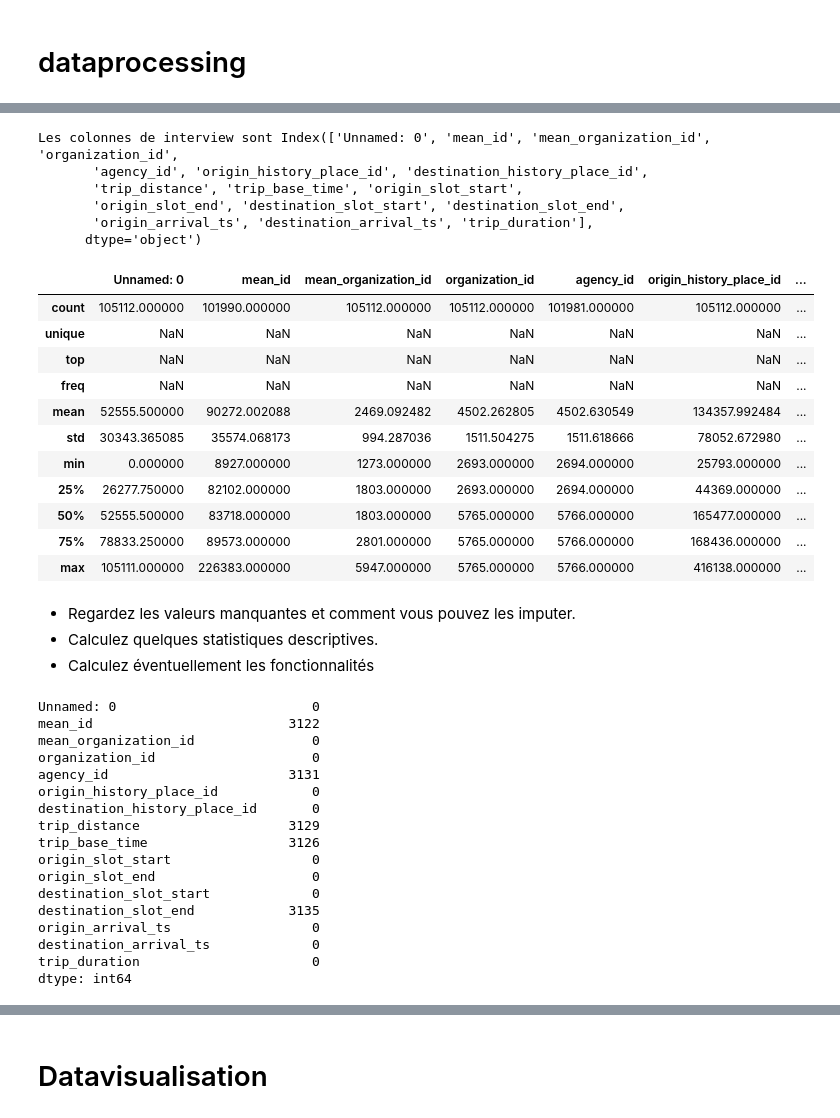
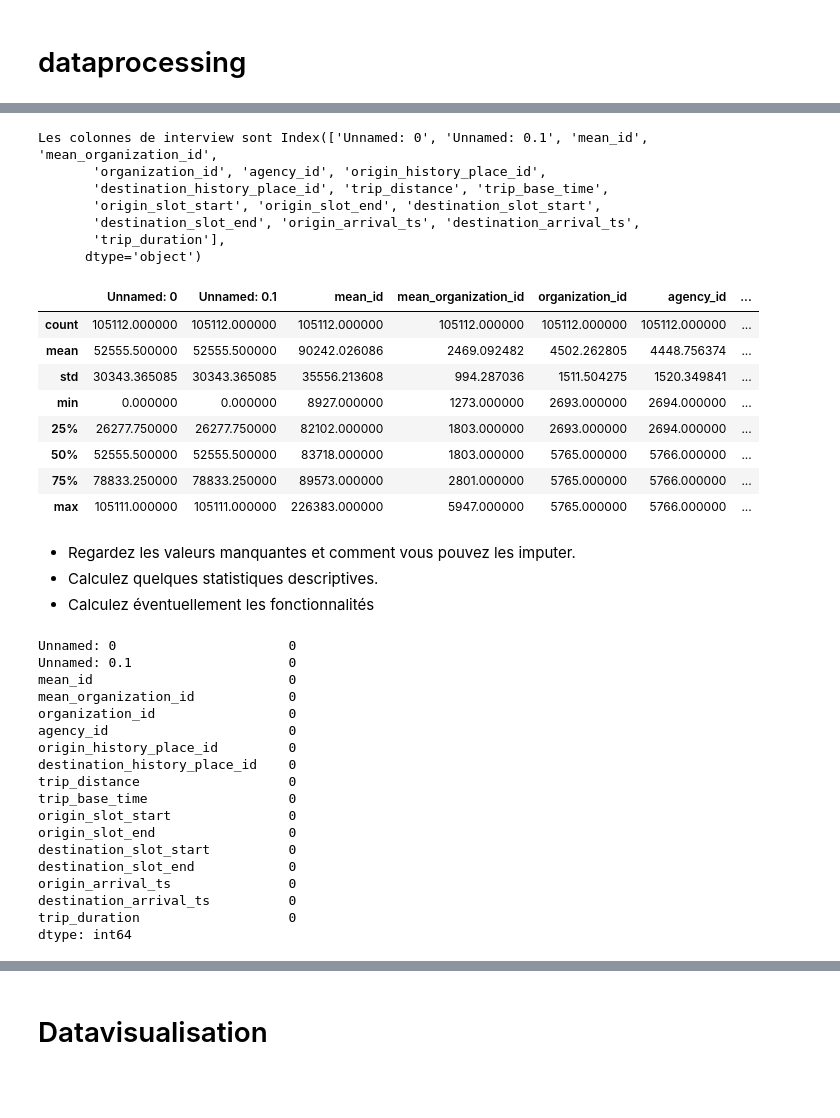
Before and after one commit to dspierre/data-ia, a Jupyter notebook: Case_study_Shippeo_version01.ipynb, the cells around one changed output, grey strips where cells are left out. Drawn from its saved outputs; the diff is of its cells as text; code cells hidden in the pictures; blank space fills up the shorter version.

```diff
--- a/Case_study_Shippeo_version01.ipynb
+++ b/Case_study_Shippeo_version01.ipynb
@@ -116,2 +88,5 @@ df.to_csv=('shippeo.csv')
 # %% [markdown]
 # dataprocessing
+# %%
+df_processing =pd.read_csv('/content/sample_data/dataprocessing3.csv', sep=';',encoding='utf8')
+df_processing
@@ -138,50 +144,49 @@ dtype: object
 # %%
-print('Les colonnes de interview sont',df.columns)
+print('Les colonnes de interview sont',df_processing.columns)
 # %% [output]
-Les colonnes de interview sont Index(['Unnamed: 0', 'mean_id', 'mean_organization_id', 'organization_id',
-       'agency_id', 'origin_history_place_id', 'destination_history_place_id',
-       'trip_distance', 'trip_base_time', 'origin_slot_start',
-       'origin_slot_end', 'destination_slot_start', 'destination_slot_end',
-       'origin_arrival_ts', 'destination_arrival_ts', 'trip_duration'],
+Les colonnes de interview sont Index(['Unnamed: 0', 'Unnamed: 0.1', 'mean_id', 'mean_organization_id',
+       'organization_id', 'agency_id', 'origin_history_place_id',
+       'destination_history_place_id', 'trip_distance', 'trip_base_time',
+       'origin_slot_start', 'origin_slot_end', 'destination_slot_start',
+       'destination_slot_end', 'origin_arrival_ts', 'destination_arrival_ts',
+       'trip_duration'],
       dtype='object')
 # %%
-df.describe(include='all')
+df_processing.describe(include='all')
 # %% [output]
-|  | Unnamed: 0 | mean_id | mean_organization_id | organization_id | agency_id | origin_history_place_id | ... |
-| count | 105112.000000 | 101990.000000 | 105112.000000 | 105112.000000 | 101981.000000 | 105112.000000 | ... |
-| unique | NaN | NaN | NaN | NaN | NaN | NaN | ... |
-| top | NaN | NaN | NaN | NaN | NaN | NaN | ... |
-| freq | NaN | NaN | NaN | NaN | NaN | NaN | ... |
-| mean | 52555.500000 | 90272.002088 | 2469.092482 | 4502.262805 | 4502.630549 | 134357.992484 | ... |
-| std | 30343.365085 | 35574.068173 | 994.287036 | 1511.504275 | 1511.618666 | 78052.672980 | ... |
-| min | 0.000000 | 8927.000000 | 1273.000000 | 2693.000000 | 2694.000000 | 25793.000000 | ... |
-| 25% | 26277.750000 | 82102.000000 | 1803.000000 | 2693.000000 | 2694.000000 | 44369.000000 | ... |
-| 50% | 52555.500000 | 83718.000000 | 1803.000000 | 5765.000000 | 5766.000000 | 165477.000000 | ... |
-| 75% | 78833.250000 | 89573.000000 | 2801.000000 | 5765.000000 | 5766.000000 | 168436.000000 | ... |
-| max | 105111.000000 | 226383.000000 | 5947.000000 | 5765.000000 | 5766.000000 | 416138.000000 | ... |
+|  | Unnamed: 0 | Unnamed: 0.1 | mean_id | mean_organization_id | organization_id | agency_id | ... |
+| count | 105112.000000 | 105112.000000 | 105112.000000 | 105112.000000 | 105112.000000 | 105112.000000 | ... |
+| mean | 52555.500000 | 52555.500000 | 90242.026086 | 2469.092482 | 4502.262805 | 4448.756374 | ... |
+| std | 30343.365085 | 30343.365085 | 35556.213608 | 994.287036 | 1511.504275 | 1520.349841 | ... |
+| min | 0.000000 | 0.000000 | 8927.000000 | 1273.000000 | 2693.000000 | 2694.000000 | ... |
+| 25% | 26277.750000 | 26277.750000 | 82102.000000 | 1803.000000 | 2693.000000 | 2694.000000 | ... |
+| 50% | 52555.500000 | 52555.500000 | 83718.000000 | 1803.000000 | 5765.000000 | 5766.000000 | ... |
+| 75% | 78833.250000 | 78833.250000 | 89573.000000 | 2801.000000 | 5765.000000 | 5766.000000 | ... |
+| max | 105111.000000 | 105111.000000 | 226383.000000 | 5947.000000 | 5765.000000 | 5766.000000 | ... |
 # %% [markdown]
 * Regardez les valeurs manquantes et comment vous pouvez les imputer.
 * Calculez quelques statistiques descriptives.
 * Calculez éventuellement les fonctionnalités
 # %%
-df.isnull().sum()
+df_processing.isnull().sum()
 # %% [output]
-Unnamed: 0                         0
-mean_id                         3122
-mean_organization_id               0
-organization_id                    0
-agency_id                       3131
-origin_history_place_id            0
-destination_history_place_id       0
-trip_distance                   3129
-trip_base_time                  3126
-origin_slot_start                  0
-origin_slot_end                    0
-destination_slot_start             0
-destination_slot_end            3135
-origin_arrival_ts                  0
-destination_arrival_ts             0
-trip_duration                      0
+Unnamed: 0                      0
+Unnamed: 0.1                    0
+mean_id                         0
+mean_organization_id            0
+organization_id                 0
+agency_id                       0
+origin_history_place_id         0
+destination_history_place_id    0
+trip_distance                   0
+trip_base_time                  0
+origin_slot_start               0
+origin_slot_end                 0
+destination_slot_start          0
+destination_slot_end            0
+origin_arrival_ts               0
+destination_arrival_ts          0
+trip_duration                   0
 dtype: int64
 # %%
 %pip  install missingno
```
Also changed, not shown: parts of 61 cells of this notebook.
